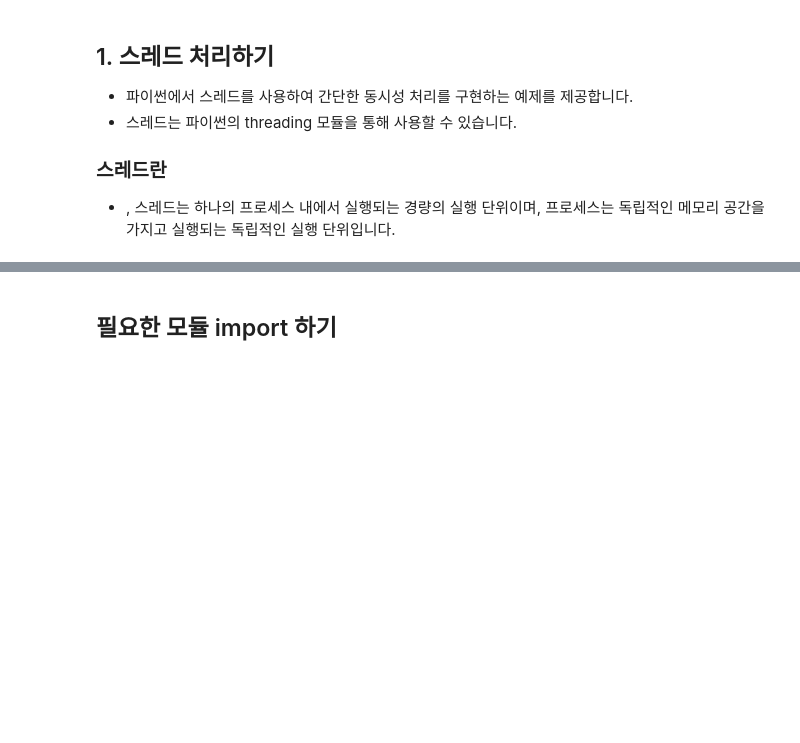
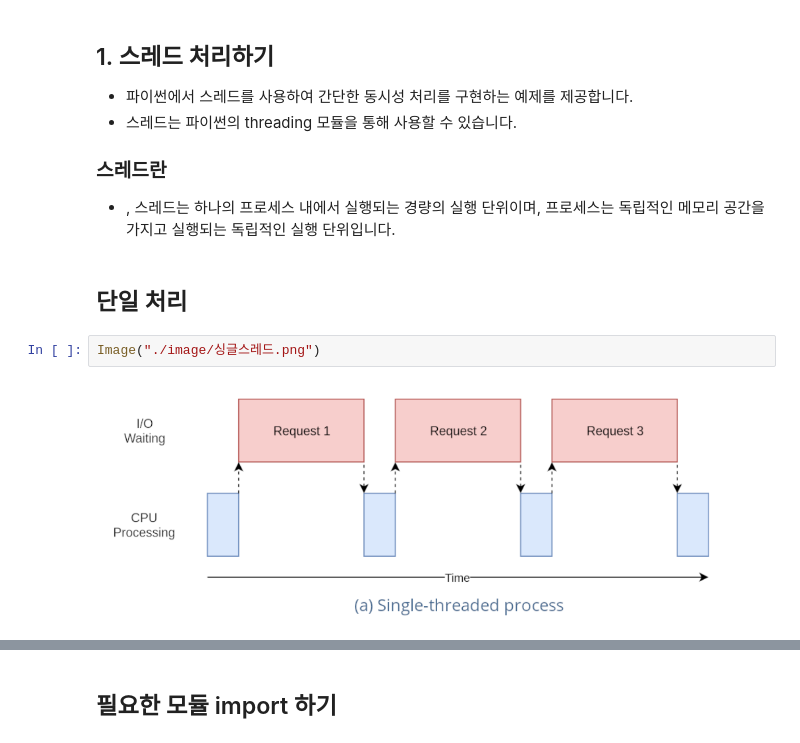
Before and after one commit to zerosum99/js_fluentpython_study, a Jupyter notebook: 2024_2월_2주차_동시성/1_1_동시성_mutlitheading_스레드 기초.ipynb, the cells around one changed output, grey strips where cells are left out. Cells and saved outputs as stored; diff of their text form; blank space fills up the shorter version.

```diff
--- a/2024_2월_2주차_동시성/1_1_동시성_mutlitheading_스레드 기초.ipynb
+++ b/2024_2월_2주차_동시성/1_1_동시성_mutlitheading_스레드 기초.ipynb
@@ -41,3 +47,9 @@ platform.python_version()
 
 ### 스레드란
 - , 스레드는 하나의 프로세스 내에서 실행되는 경량의 실행 단위이며, 프로세스는 독립적인 메모리 공간을 가지고 실행되는 독립적인 실행 단위입니다.
+# %% [markdown]
+## 단일 처리
+# %%
+Image("./image/싱글스레드.png")
+# %% [output]
+[figure, added]
```
Also changed, not shown: parts of 33 cells of this notebook, 9 other files.
